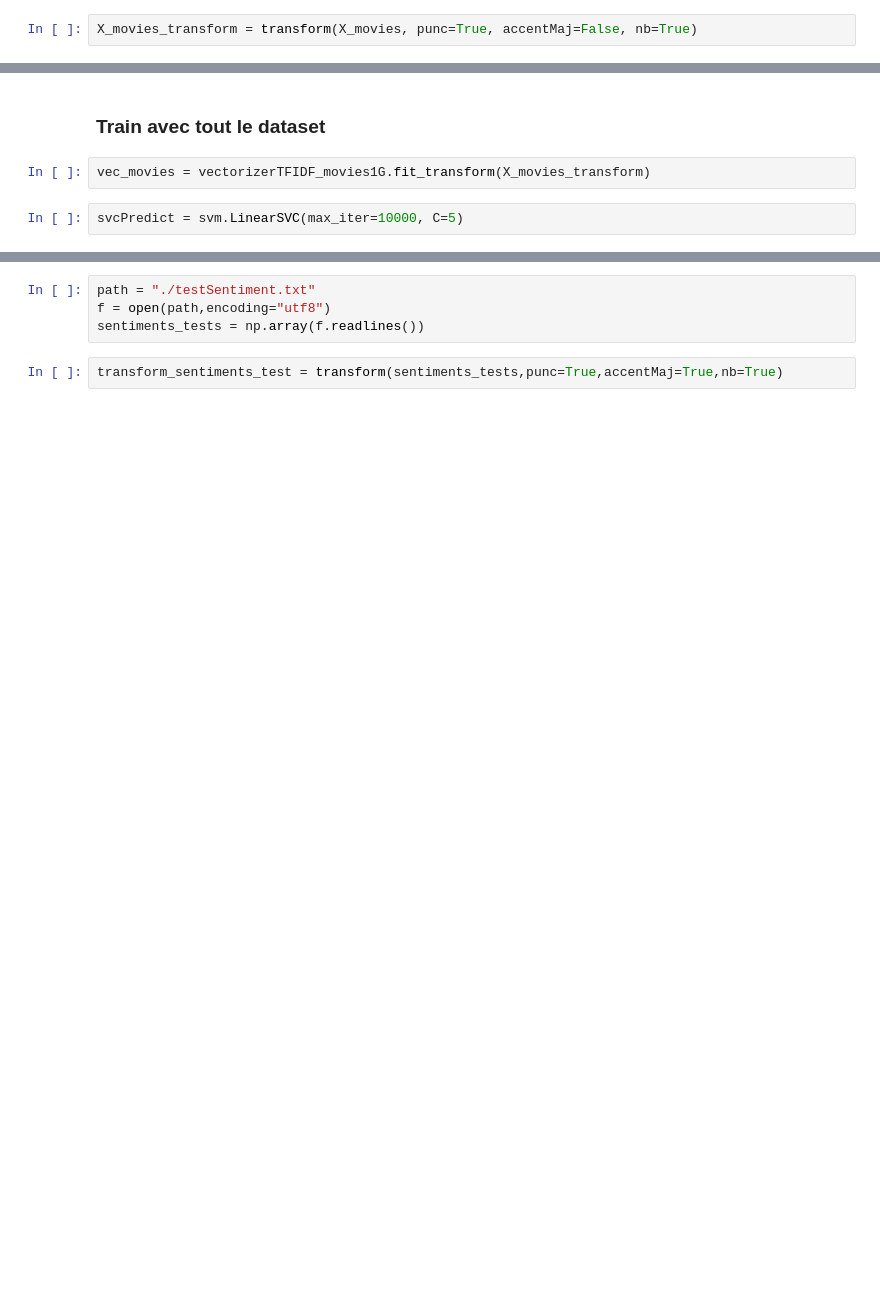
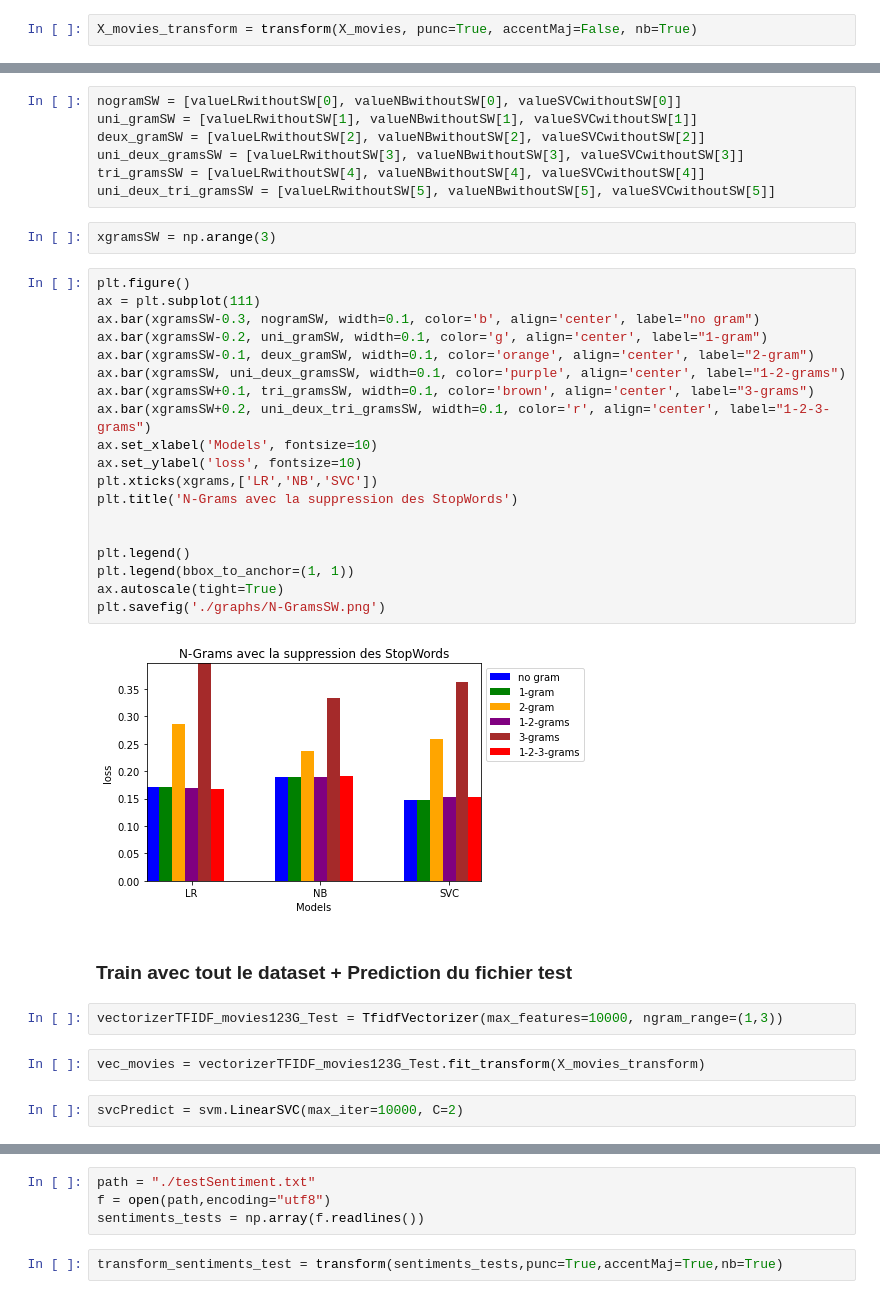
Before and after one commit to almehdiKrisni/ProjetTAL, a Jupyter notebook: Notebook-Sentiments.ipynb, the cells around one changed output, grey strips where cells are left out. Saved outputs shown, nothing was run; the diff lists cells and outputs as text; blank space fills up the shorter version.

```diff
--- a/Notebook-Sentiments.ipynb
+++ b/Notebook-Sentiments.ipynb
@@ -733,8 +671,40 @@ On constate que la suppression des Stop Words ne permet pas d'ameliorer la class
+# %%
+nogramSW = [valueLRwithoutSW[0], valueNBwithoutSW[0], valueSVCwithoutSW[0]]
+uni_gramSW = [valueLRwithoutSW[1], valueNBwithoutSW[1], valueSVCwithoutSW[1]]
+deux_gramSW = [valueLRwithoutSW[2], valueNBwithoutSW[2], valueSVCwithoutSW[2]]
+uni_deux_gramsSW = [valueLRwithoutSW[3], valueNBwithoutSW[3], valueSVCwithoutSW[3]]
+tri_gramsSW = [valueLRwithoutSW[4], valueNBwithoutSW[4], valueSVCwithoutSW[4]]
+uni_deux_tri_gramsSW = [valueLRwithoutSW[5], valueNBwithoutSW[5], valueSVCwithoutSW[5]]
+# %%
+xgramsSW = np.arange(3)
+# %%
+plt.figure()
+ax = plt.subplot(111)
+ax.bar(xgramsSW-0.3, nogramSW, width=0.1, color='b', align='center', label="no gram")
+ax.bar(xgramsSW-0.2, uni_gramSW, width=0.1, color='g', align='center', label="1-gram")
+ax.bar(xgramsSW-0.1, deux_gramSW, width=0.1, color='orange', align='center', label="2-gram")
+ax.bar(xgramsSW, uni_deux_gramsSW, width=0.1, color='purple', align='center', label="1-2-grams")
+ax.bar(xgramsSW+0.1, tri_gramsSW, width=0.1, color='brown', align='center', label="3-grams")
+ax.bar(xgramsSW+0.2, uni_deux_tri_gramsSW, width=0.1, color='r', align='center', label="1-2-3-grams")
+ax.set_xlabel('Models', fontsize=10)
+ax.set_ylabel('loss', fontsize=10)
+plt.xticks(xgrams,['LR','NB','SVC'])
+plt.title('N-Grams avec la suppression des StopWords')
+
+
+plt.legend()
+plt.legend(bbox_to_anchor=(1, 1))
+ax.autoscale(tight=True)
+plt.savefig('./graphs/N-GramsSW.png')
+# %% [output]
+[figure, added]
 # %% [markdown]
-### Train avec tout le dataset
+### Train avec tout le dataset + Prediction du fichier test
+# %%
+vectorizerTFIDF_movies123G_Test = TfidfVectorizer(max_features=10000, ngram_range=(1,3))
 # %%
-vec_movies = vectorizerTFIDF_movies1G.fit_transform(X_movies_transform)
+vec_movies = vectorizerTFIDF_movies123G_Test.fit_transform(X_movies_transform)
 # %%
-svcPredict = svm.LinearSVC(max_iter=10000, C=5)
+svcPredict = svm.LinearSVC(max_iter=10000, C=2)
 # %%
 svcPredict.fit(vec_movies, y_movies)
```
Also changed, not shown: parts of 57 cells of this notebook, 25 other files.
